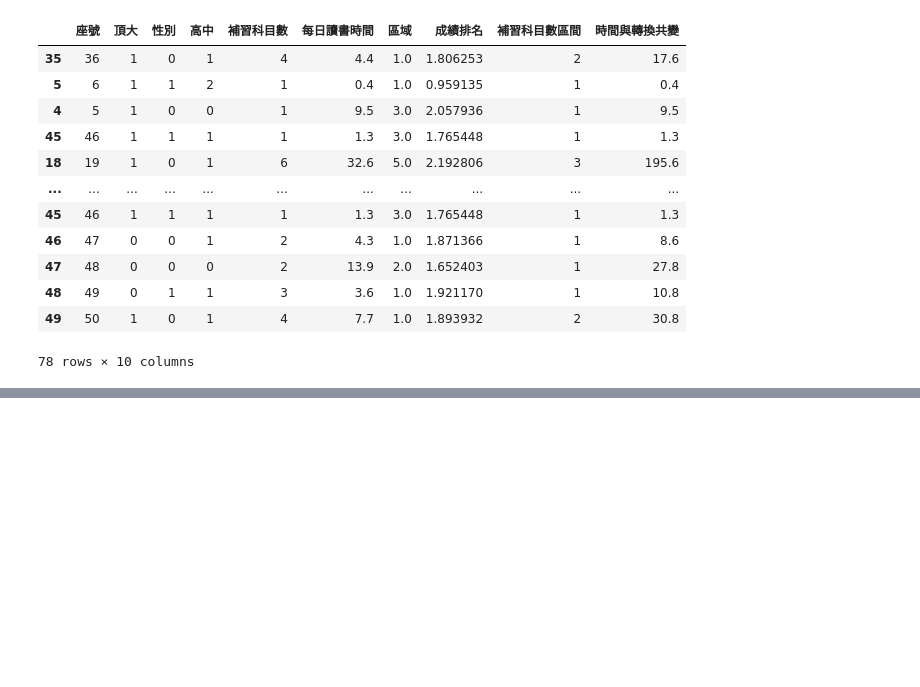
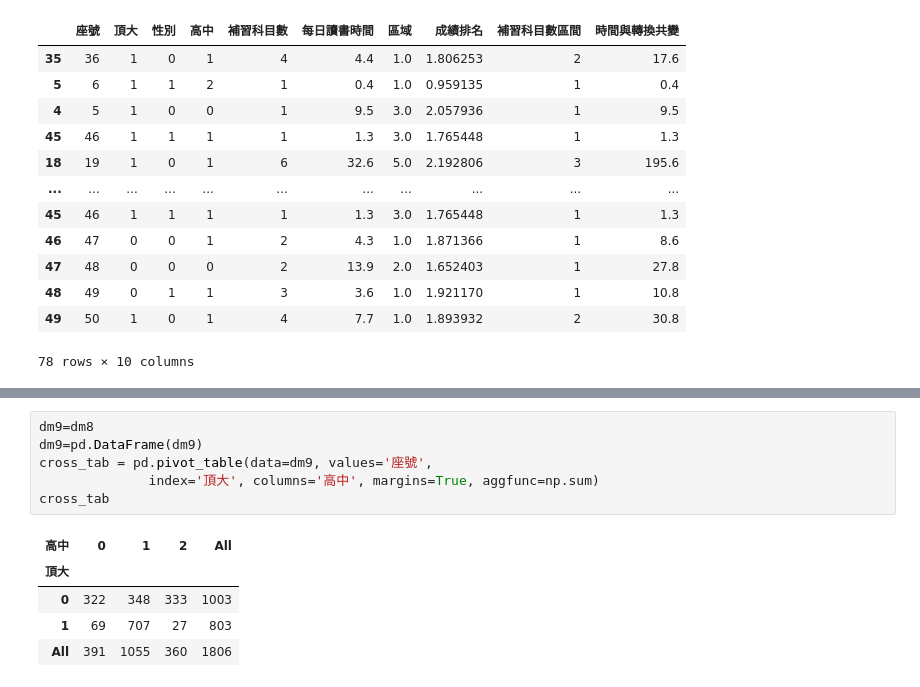
Before and after one commit to Doltrang/lyumin80224.github.io, a Jupyter notebook: 統計1023HW_09羅毓忞.ipynb, the cells around one changed output, grey strips where cells are left out. Saved outputs shown, nothing was run; the diff lists cells and outputs as text; blank space fills up the shorter version.

```diff
--- a/統計1023HW_09羅毓忞.ipynb
+++ b/統計1023HW_09羅毓忞.ipynb
@@ -525,0 +550,12 @@ See the caveats in the documentation: https://pandas.pydata.org/pandas-docs/stab
+# %%
+dm9=dm8
+dm9=pd.DataFrame(dm9)
+cross_tab = pd.pivot_table(data=dm9, values='座號',
+              index='頂大', columns='高中', margins=True, aggfunc=np.sum)
+cross_tab
+# %% [output]
+| 高中 | 0 | 1 | 2 | All |
+| 頂大 |  |  |  |  |
+| 0 | 322 | 348 | 333 | 1003 |
+| 1 | 69 | 707 | 27 | 803 |
+| All | 391 | 1055 | 360 | 1806 |
```
Also changed, not shown: parts of 11 cells of this notebook.
